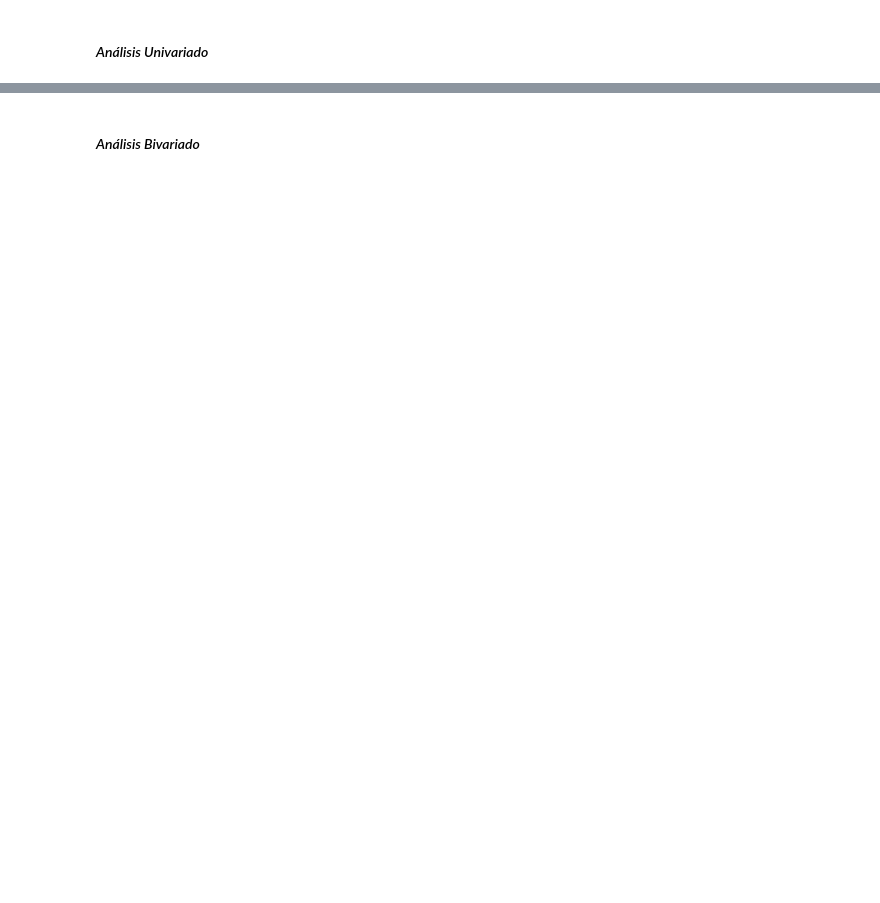
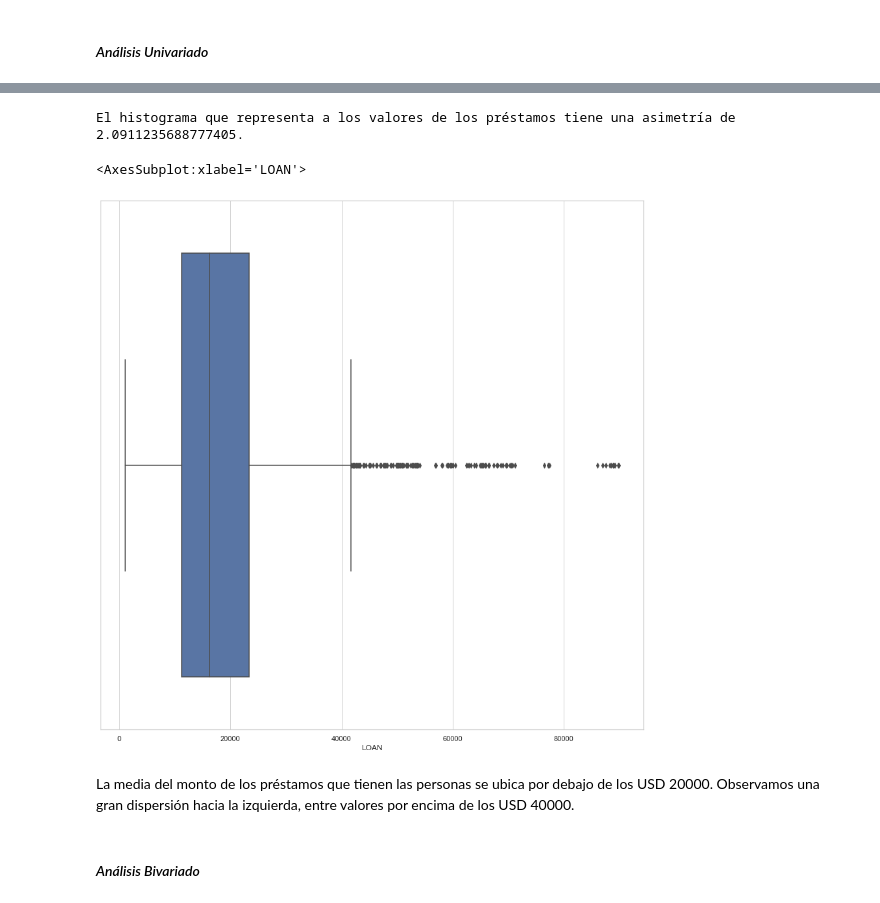
Before and after one commit to HelgaZambrana/data-science-coderhouse, a Jupyter notebook: ProyectoFinal_RiesgoCrediticio.ipynb, the cells around one changed output, grey strips where cells are left out. Saved outputs shown, nothing was run; the diff lists cells and outputs as text; code cells hidden in the pictures; blank space fills up the shorter version.

```diff
--- a/ProyectoFinal_RiesgoCrediticio.ipynb
+++ b/ProyectoFinal_RiesgoCrediticio.ipynb
@@ -213,2 +228,15 @@ De las estadísticas descriptivas se pueden comenzar a perfilar algunas definici
+# %%
+print('El histograma que representa a los valores de los préstamos tiene una asimetría de ' + str(skew(historial_credito['LOAN'])) + '.')
+# %% [output]
+El histograma que representa a los valores de los préstamos tiene una asimetría de 2.0911235688777405.
+# %%
+#Boxplot sobre los valores de los préstamos
+from seaborn import boxplot
+boxplot(historial_credito.LOAN)
+# %% [output]
+<AxesSubplot:xlabel='LOAN'>
+[figure, added]
+# %% [markdown]
+La media del monto de los préstamos que tienen las personas se ubica por debajo de los USD 20000. Observamos una gran dispersión hacia la izquierda, entre valores por encima de los USD 40000.
 # %% [markdown]
 #### *Análisis Bivariado*
```
Also changed, not shown: parts of 11 cells of this notebook.
